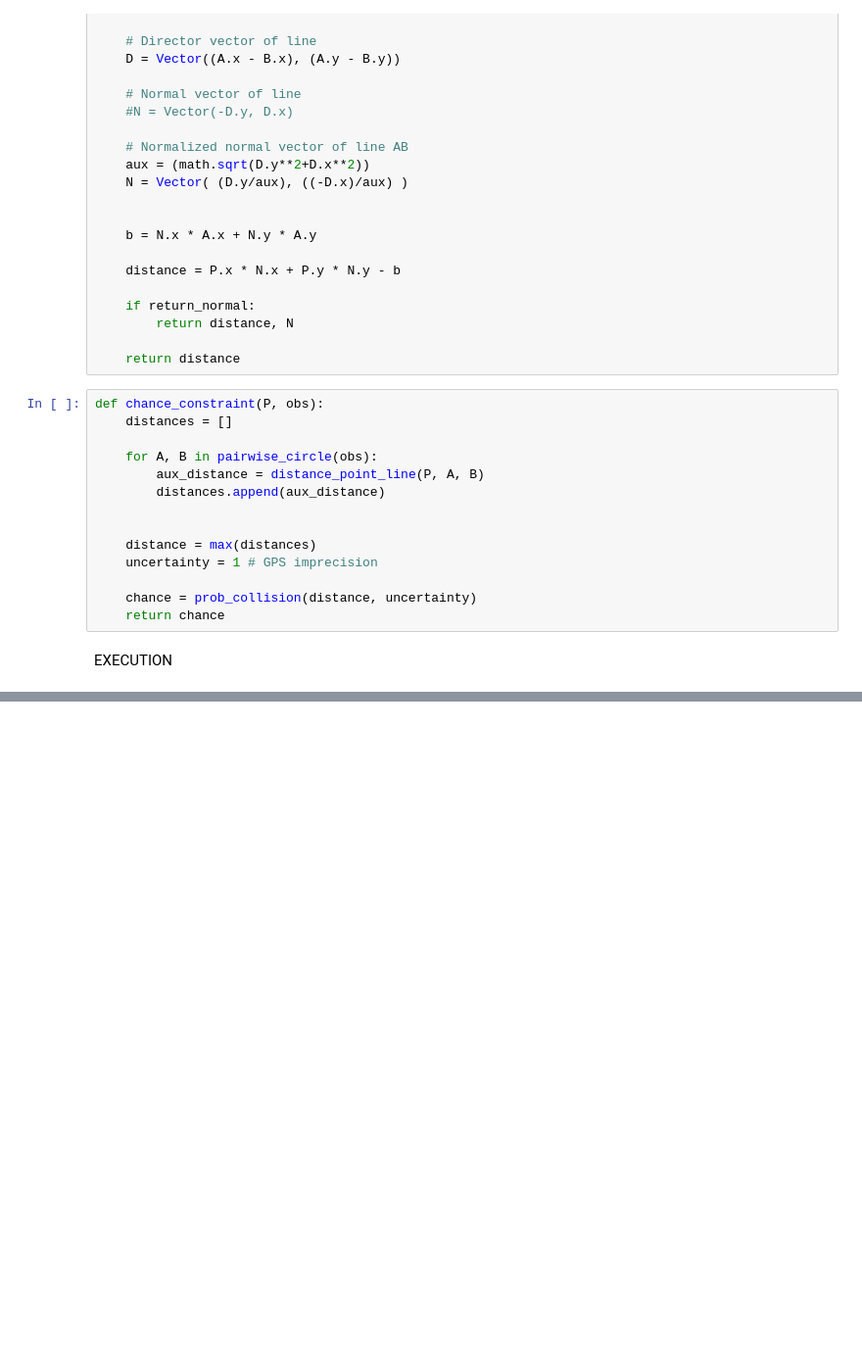
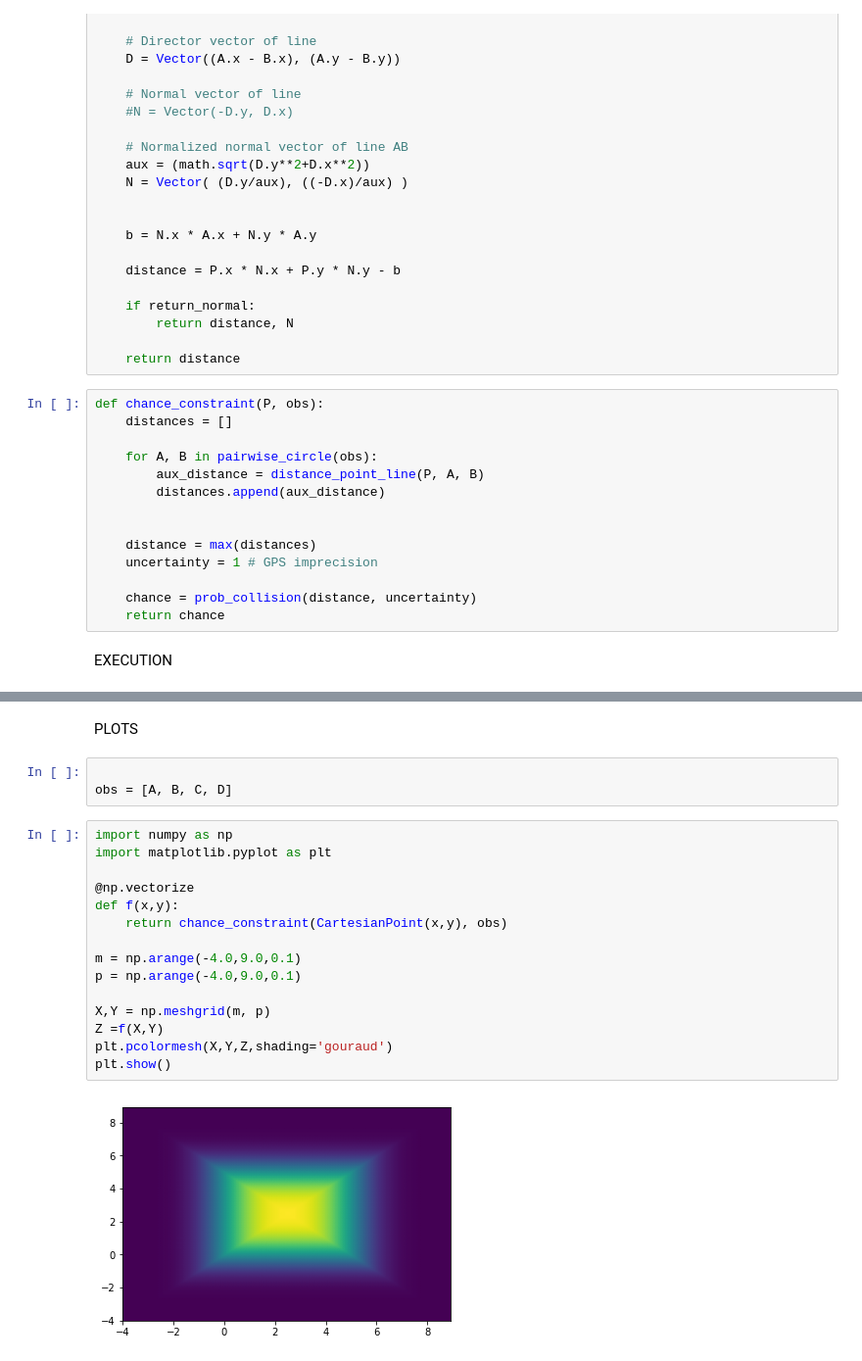
Before and after one commit to gustavo-moura/path-planning, a Jupyter notebook: Calculo de Alocação de Risco.ipynb, the cells around one changed output, grey strips where cells are left out. Shown at 98% size. Saved outputs shown, nothing was run; the diff lists cells and outputs as text; blank space fills up the shorter version.

Commit message:
plots heatmap

```diff
--- a/Calculo de Alocação de Risco.ipynb
+++ b/Calculo de Alocação de Risco.ipynb
@@ -111,0 +112,22 @@ chance constraint = 0.8413447460685429
+# %% [markdown]
+PLOTS
+# %%
+
+obs = [A, B, C, D]
+# %%
+import numpy as np
+import matplotlib.pyplot as plt
+
+@np.vectorize
+def f(x,y):
+    return chance_constraint(CartesianPoint(x,y), obs)
+
+m = np.arange(-4.0,9.0,0.1)
+p = np.arange(-4.0,9.0,0.1)
+
+X,Y = np.meshgrid(m, p)
+Z =f(X,Y)
+plt.pcolormesh(X,Y,Z,shading='gouraud')
+plt.show()
+# %% [output]
+[figure, added]
```
Also changed, not shown: parts of 2 cells of this notebook.
